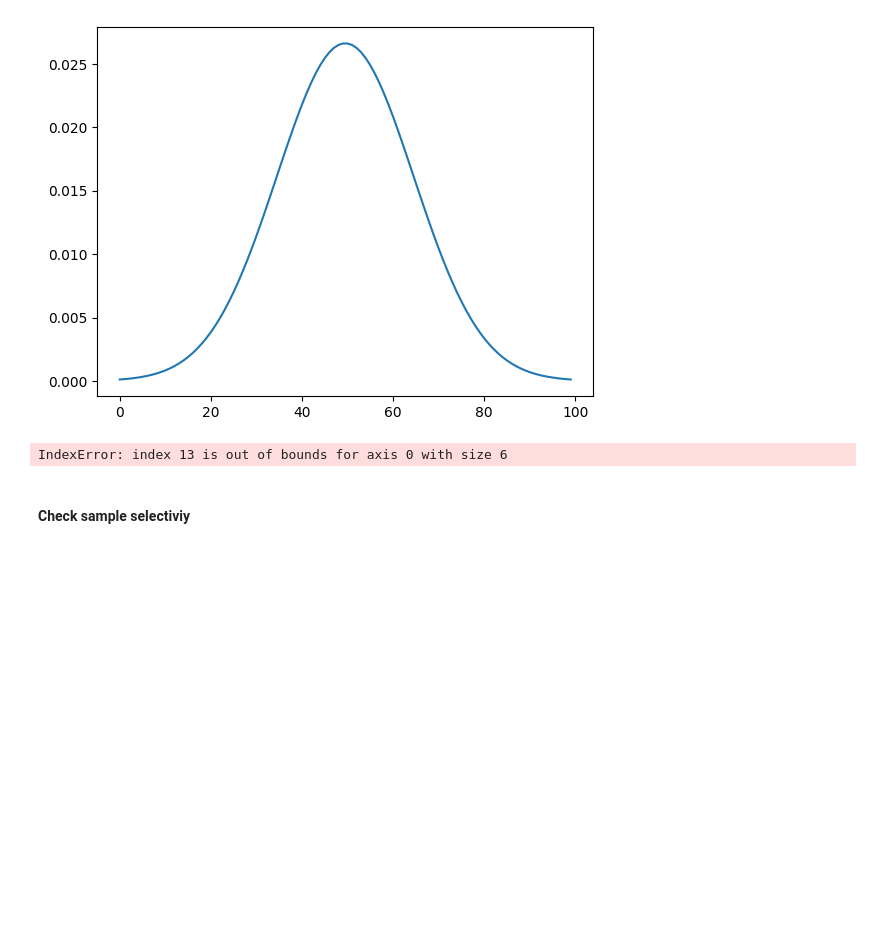
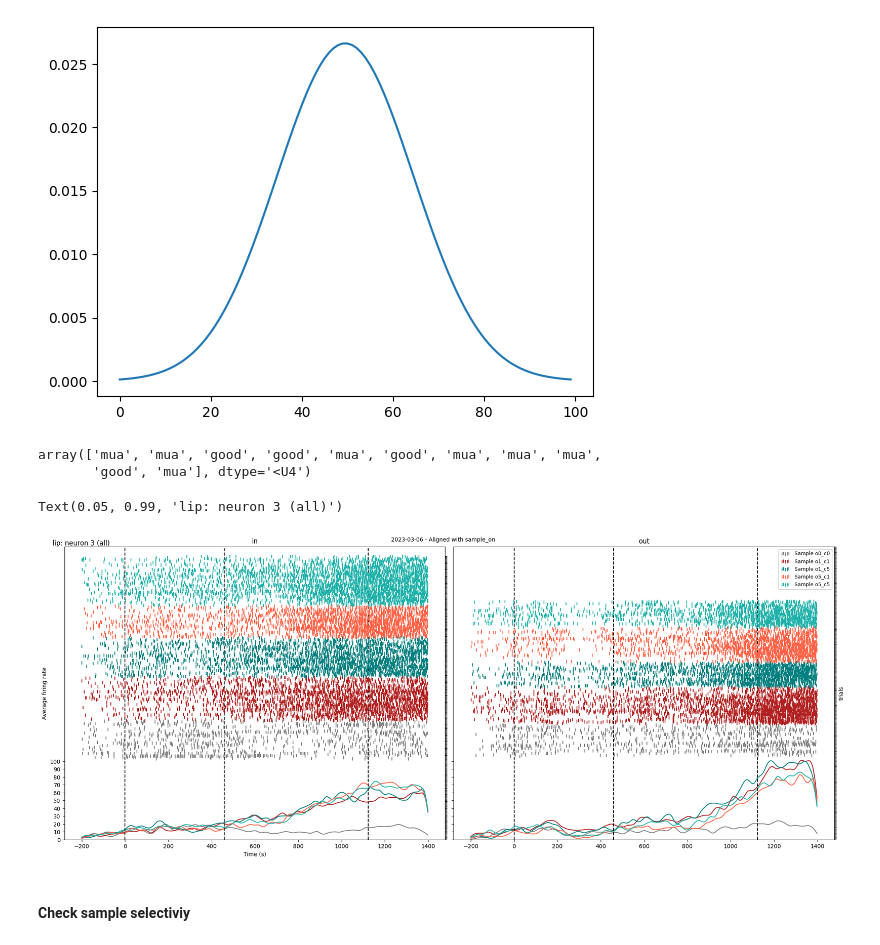
Before and after one commit to Ibos-lab/EphysVibe, a Jupyter notebook: examples/plot_sp_block1.ipynb, the cells around one changed output. Saved outputs shown, nothing was run; the diff lists cells and outputs as text; code cells hidden in the pictures; blank space fills up the shorter version.

```diff
--- a/examples/plot_sp_block1.ipynb
+++ b/examples/plot_sp_block1.ipynb
@@ -16,7 +16,7 @@ import os
 # %% [markdown]
 ## Block 1
 # %%
-filepath = "/envau/work/invibe/USERS/IBOS/data/test/2022-11-28_10-23-27_Riesling_lip_e1_r1.h5"#"/envau/work/invibe/USERS/IBOS/data/Riesling/TSCM/OpenEphys/session_struct/Riesling/lip/2022-12-01_12-01-59_Riesling_lip_e1_r1.h5"
+filepath = "/envau/work/invibe/USERS/IBOS/data/Riesling/TSCM/OpenEphys/session_struct/Riesling/lip/2023-03-06_10-32-51_Riesling_lip_e1_r1.h5"
 s_path = os.path.normpath(filepath).split(os.sep)
 data = TrialsData.from_python_hdf5(filepath)
 # %%
@@ -32,9 +32,11 @@ task = def_task.create_task_frame(
     samples_cond=task_constants.SAMPLES_COND,
     neuron_cond = neuron_cond,
 )
-
-cgroup = "good"
-neurons = np.where(data.clustersgroup != cgroup)[0]
+cgroup = 'all'
+if cgroup == 'all':
+    neurons = np.where(data.clustersgroup != cgroup)[0]
+else:
+    neurons = np.where(data.clustersgroup == cgroup)[0]
 print("Number of clusters: %d" % len(data.clustersgroup))
 print("Number of %s units: %d" % (cgroup, len(neurons)))
 # %% [output]
@@ -74,8 +92,13 @@ trials_t_on_1 = data.code_samples[
 mean_s_off = round((trials_s_off-trials_s_on).mean())
 mean_t_on_1 = round((trials_t_on_1-trials_s_on).mean())
 samples = np.sort(np.unique(task["sample"].values))
+# %%
+data.clustersgroup
+# %% [output]
+array(['mua', 'mua', 'good', 'good', 'mua', 'good', 'mua', 'mua', 'mua',
+       'good', 'mua'], dtype='<U4')
 # %%
-i_neuron = 13
+i_neuron =2
 t_before = 200
 neuron_sp = trials_sp[:, neurons[i_neuron], :]
 shift_sp = TrialsData.indep_roll(neuron_sp, -(trials_s_on - t_before).astype(int), axis=1)[:, :1600]
@@ -107,34 +130,35 @@ for i_ax, cond in enumerate(["in", "out"]):
     all_max_conv = max_conv if max_conv > all_max_conv else all_max_conv
     all_max_trial = count_trials if count_trials > all_max_trial else all_max_trial
     ax[i_ax].set_title(cond)
 for i_ax in range(2):
     ax[i_ax].set_ylim(0,all_max_conv+all_max_trial+5)
     ax[i_ax].set_yticks(np.arange(0, all_max_conv+5,10))
     ax2[i_ax].set_yticks(np.arange(-all_max_conv-5, all_max_trial))
     plt.setp(ax2[i_ax].get_yticklabels(), visible=False)
     ax[i_ax].vlines(
             [0,mean_s_off,mean_t_on_1],
             0,
             all_max_conv+all_max_trial+5,
             color='k',
             linestyles="dashed",
         )
 ax[0].set(xlabel="Time (s)", ylabel="Average firing rate")
 ax2[1].set(xlabel="Time (s)", ylabel="trials")
 ax2[1].legend(fontsize=9,scatterpoints=5,columnspacing=0.5,facecolor='white', framealpha=1,loc='upper right')
 # fig.legend()
 fig.tight_layout(pad=0.2, h_pad=0.2, w_pad=0.8)
 fig.text(
     0.5,
     0.99,
     s="%s - Aligned with %s"
     % (s_path[-1][:-4][:10], list(task_constants.EVENTS_B1.keys())[2]),
     horizontalalignment="center",
     verticalalignment="center",
 )
 fig.suptitle("%s: neuron %d (%s)" % (s_path[-2], i_neuron + 1, cgroup), x=0.05, y=0.99)
 # %% [output]
-IndexError: index 13 is out of bounds for axis 0 with size 6
+Text(0.05, 0.99, 'lip: neuron 3 (all)')
+[figure, added]
 # %% [markdown]
 #### Check sample selectiviy
 # %% [markdown]
```
Also changed, not shown: parts of 2 cells of this notebook, 4 other files.
